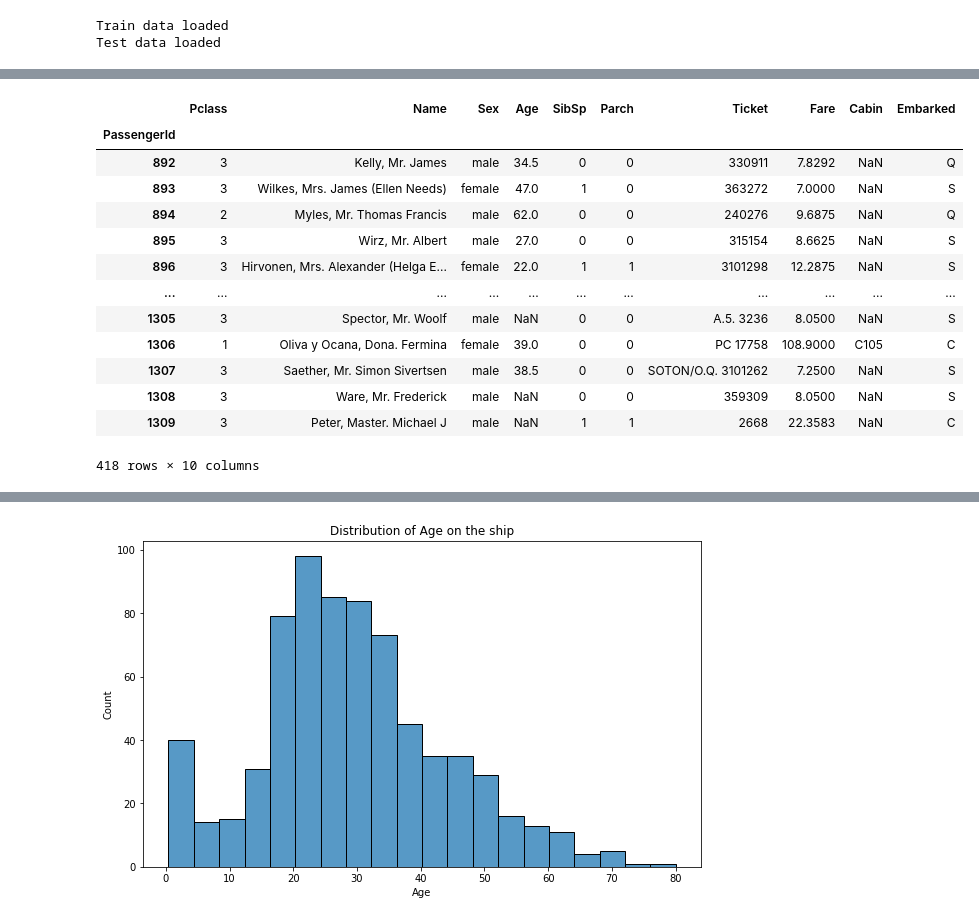
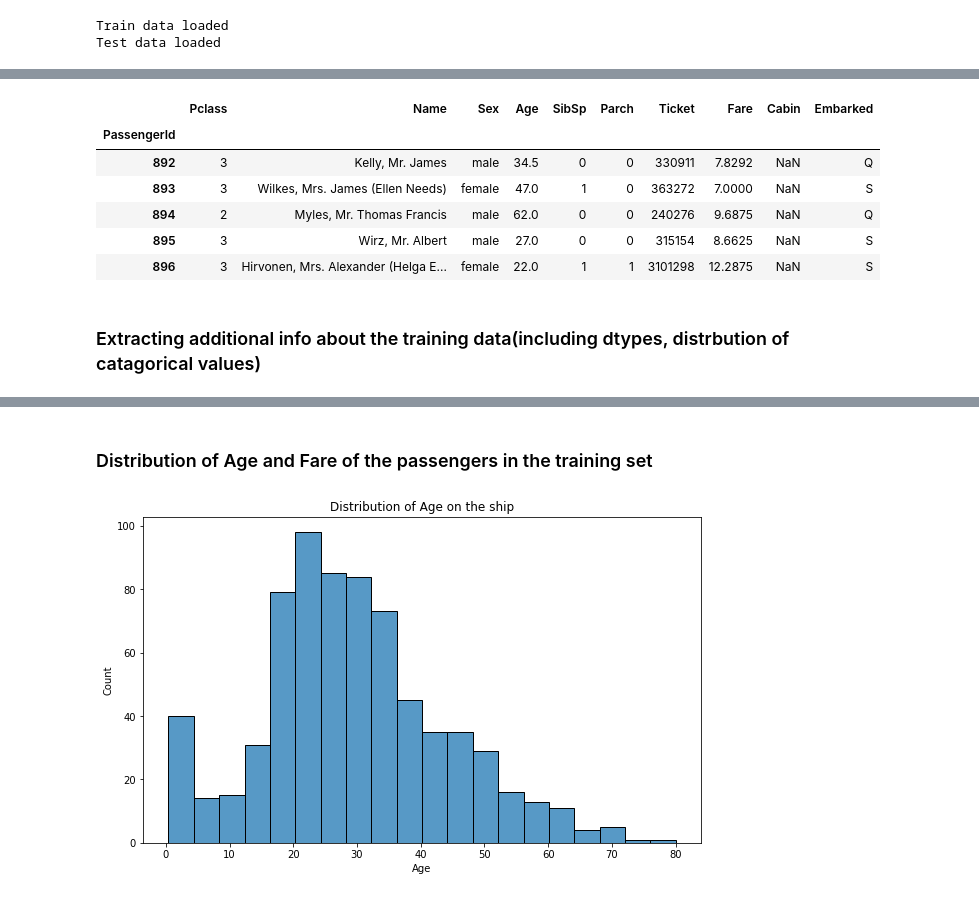
Before and after one commit to BlexxeCode/DataProjects, a Jupyter notebook: titanic/titanic-a-learning-process.ipynb, the cells around one changed output, grey strips where cells are left out. Drawn from its saved outputs; the diff is of its cells as text; code cells hidden in the pictures.

```diff
--- a/titanic/titanic-a-learning-process.ipynb
+++ b/titanic/titanic-a-learning-process.ipynb
@@ -32,20 +29,15 @@ train_data
 # %%
-test_data
+test_data.head()
 # %% [output]
 |  | Pclass | Name | Sex | Age | SibSp | Parch | Ticket | Fare | Cabin | Embarked |
 | PassengerId |  |  |  |  |  |  |  |  |  |  |
 | 892 | 3 | Kelly, Mr. James | male | 34.5 | 0 | 0 | 330911 | 7.8292 | NaN | Q |
 | 893 | 3 | Wilkes, Mrs. James (Ellen Needs) | female | 47.0 | 1 | 0 | 363272 | 7.0000 | NaN | S |
 | 894 | 2 | Myles, Mr. Thomas Francis | male | 62.0 | 0 | 0 | 240276 | 9.6875 | NaN | Q |
 | 895 | 3 | Wirz, Mr. Albert | male | 27.0 | 0 | 0 | 315154 | 8.6625 | NaN | S |
 | 896 | 3 | Hirvonen, Mrs. Alexander (Helga E... | female | 22.0 | 1 | 1 | 3101298 | 12.2875 | NaN | S |
-| ... | ... | ... | ... | ... | ... | ... | ... | ... | ... | ... |
-| 1305 | 3 | Spector, Mr. Woolf | male | NaN | 0 | 0 | A.5. 3236 | 8.0500 | NaN | S |
-| 1306 | 1 | Oliva y Ocana, Dona. Fermina | female | 39.0 | 0 | 0 | PC 17758 | 108.9000 | C105 | C |
-| 1307 | 3 | Saether, Mr. Simon Sivertsen | male | 38.5 | 0 | 0 | SOTON/O.Q. 3101262 | 7.2500 | NaN | S |
-| 1308 | 3 | Ware, Mr. Frederick | male | NaN | 0 | 0 | 359309 | 8.0500 | NaN | S |
-| 1309 | 3 | Peter, Master. Michael J | male | NaN | 1 | 1 | 2668 | 22.3583 | NaN | C |
-418 rows × 10 columns
+# %% [markdown]
+### Extracting additional info about the training data(including dtypes, distrbution of catagorical values)
 # %%
 print(train_data.describe())
 print('_'*80)
@@ -78,6 +70,8 @@ S    644
 C    168
 Q     77
 Name: Embarked, dtype: int64
+# %% [markdown]
+### Distribution of Age and Fare of the passengers in the training set
 # %%
 x_values = ['Age', 'Fare']
 for x_value in x_values:
```
Also changed, not shown: parts of 36 cells of this notebook.
